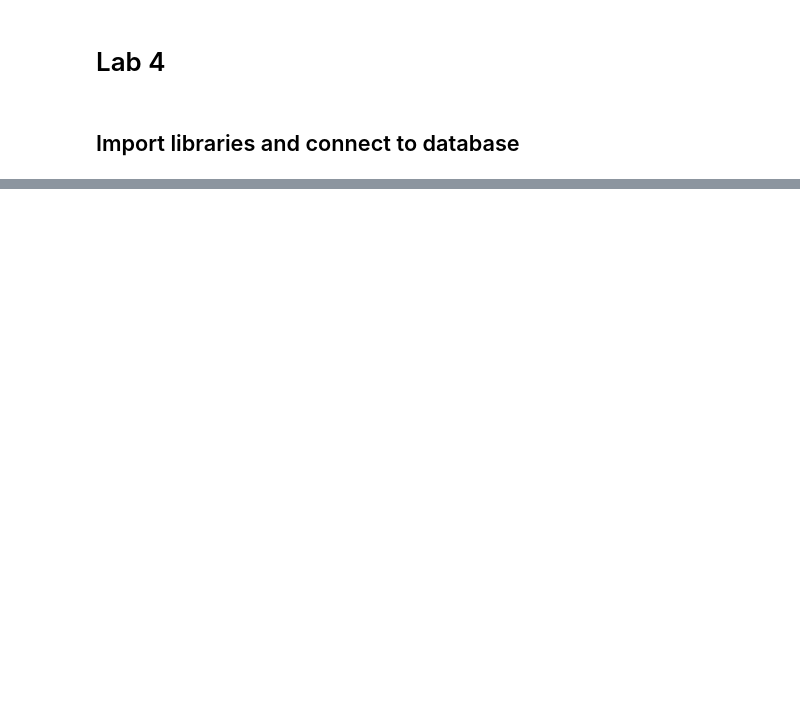
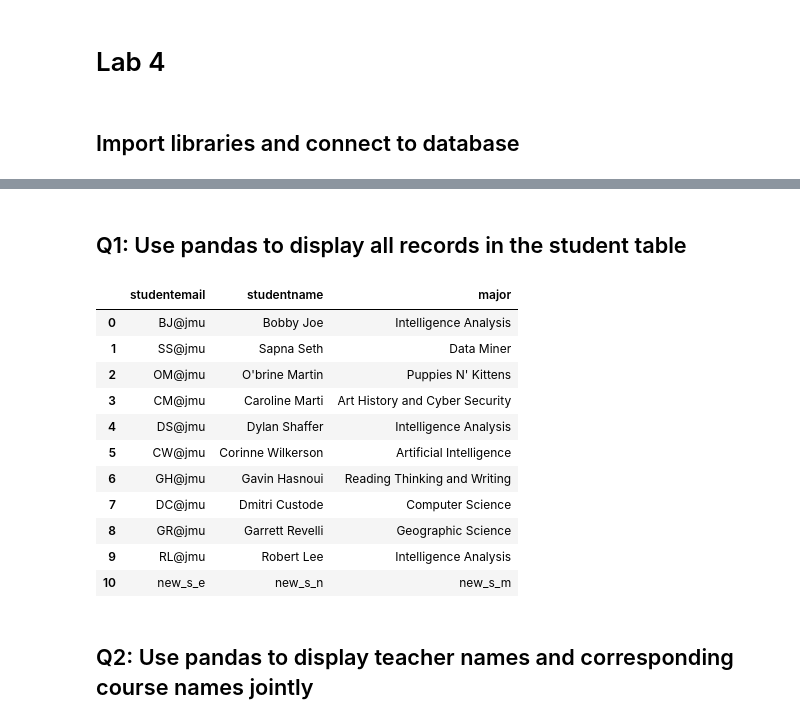
Before and after one commit to DyMarti/ia340, a Jupyter notebook: Lab4.ipynb, the cells around one changed output, grey strips where cells are left out. Cells and saved outputs as stored; diff of their text form; code cells hidden in the pictures; blank space fills up the shorter version.

```diff
--- a/Lab4.ipynb
+++ b/Lab4.ipynb
@@ -27,0 +24,22 @@ NameError: name 'conn' is not defined
+# %% [markdown]
+## Q1: Use pandas to display all records in the student table
+# %%
+sql_q1 = """ select * from gp9.student"""
+# %%
+df=pandas.read_sql_query(sql_q1,conn)
+df[:]
+# %% [output]
+|  | studentemail | studentname | major |
+| 0 | BJ@jmu | Bobby Joe | Intelligence Analysis |
+| 1 | SS@jmu | Sapna Seth | Data Miner |
+| 2 | OM@jmu | O'brine Martin | Puppies N' Kittens |
+| 3 | CM@jmu | Caroline Marti | Art History and Cyber Security |
+| 4 | DS@jmu | Dylan Shaffer | Intelligence Analysis |
+| 5 | CW@jmu | Corinne Wilkerson | Artificial Intelligence |
+| 6 | GH@jmu | Gavin Hasnoui | Reading Thinking and Writing |
+| 7 | DC@jmu | Dmitri Custode | Computer Science |
+| 8 | GR@jmu | Garrett Revelli | Geographic Science |
+| 9 | RL@jmu | Robert Lee | Intelligence Analysis |
+| 10 | new_s_e | new_s_n | new_s_m |
+# %% [markdown]
+## Q2: Use pandas to display teacher names and corresponding course names jointly
```
Also changed, not shown: parts of 37 cells of this notebook.
